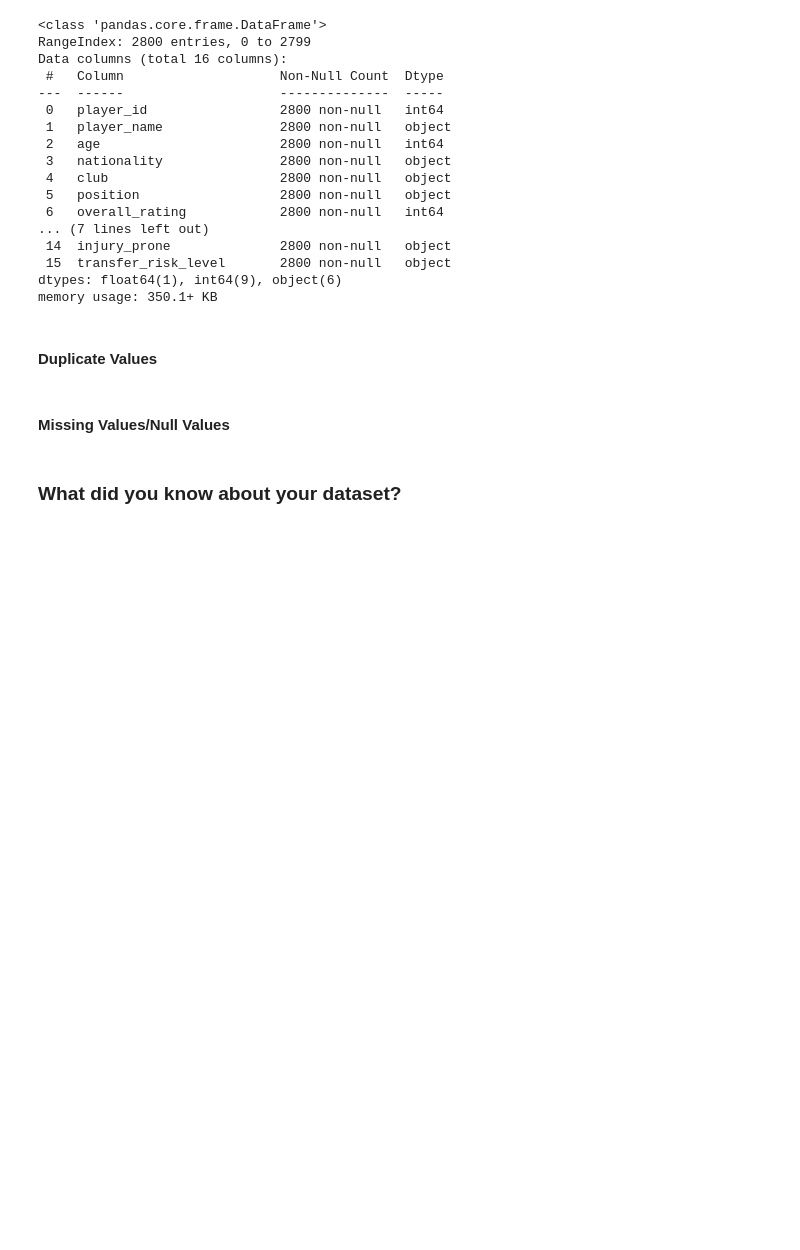
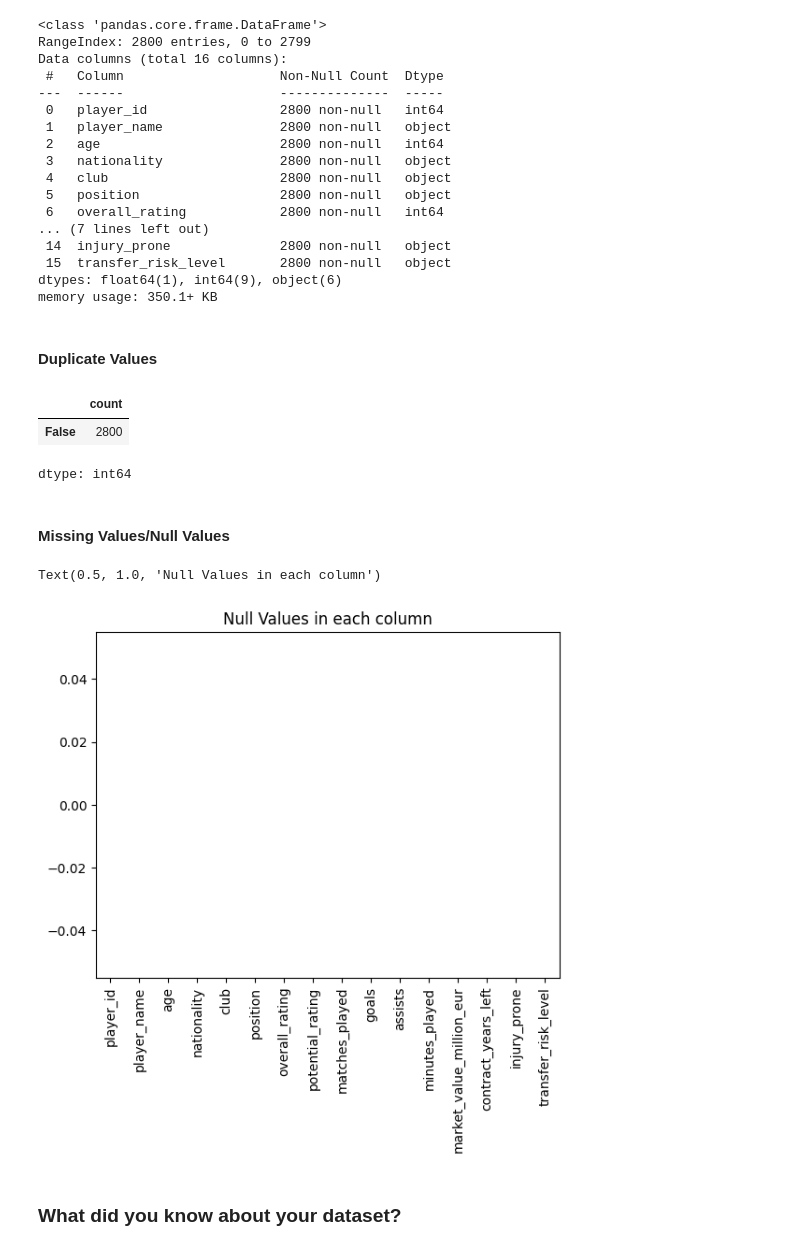
Before and after one commit to kushtagra7/fifa_transfermarket_analysis, a Jupyter notebook: Fifa_TransferMarket_EDA_Project.ipynb, the cells around one changed output. Drawn from its saved outputs; the diff is of its cells as text; code cells hidden in the pictures; blank space fills up the shorter version.

```diff
--- a/Fifa_TransferMarket_EDA_Project.ipynb
+++ b/Fifa_TransferMarket_EDA_Project.ipynb
@@ -129,9 +129,13 @@ memory usage: 350.1+ KB
 #### Duplicate Values
 # %%
 # Dataset Duplicate Value Count
-df.duplicated().sum()
+df.duplicated().value_counts()
 #df.duplicated()->returns True' for the duplicated values row-wise and always marks the first appearance as False
 #.sum()->calculates the number of 'True'
+# %% [output]
+|  | count |
+| False | 2800 |
+dtype: int64
 # %% [markdown]
 #### Missing Values/Null Values
 # %%
@@ -141,6 +145,12 @@ df.isnull().sum()
 # %%
 # Visualizing the missing values
 #No missing values in the current dataset
+missing=df.isnull().mean()*100
+missing.plot(kind='bar')
+plt.title('Null Values in each column')
+# %% [output]
+Text(0.5, 1.0, 'Null Values in each column')
+[figure, added]
 # %% [markdown]
 ### What did you know about your dataset?
 # %% [markdown]
```
Also changed, not shown: parts of 26 cells of this notebook.
